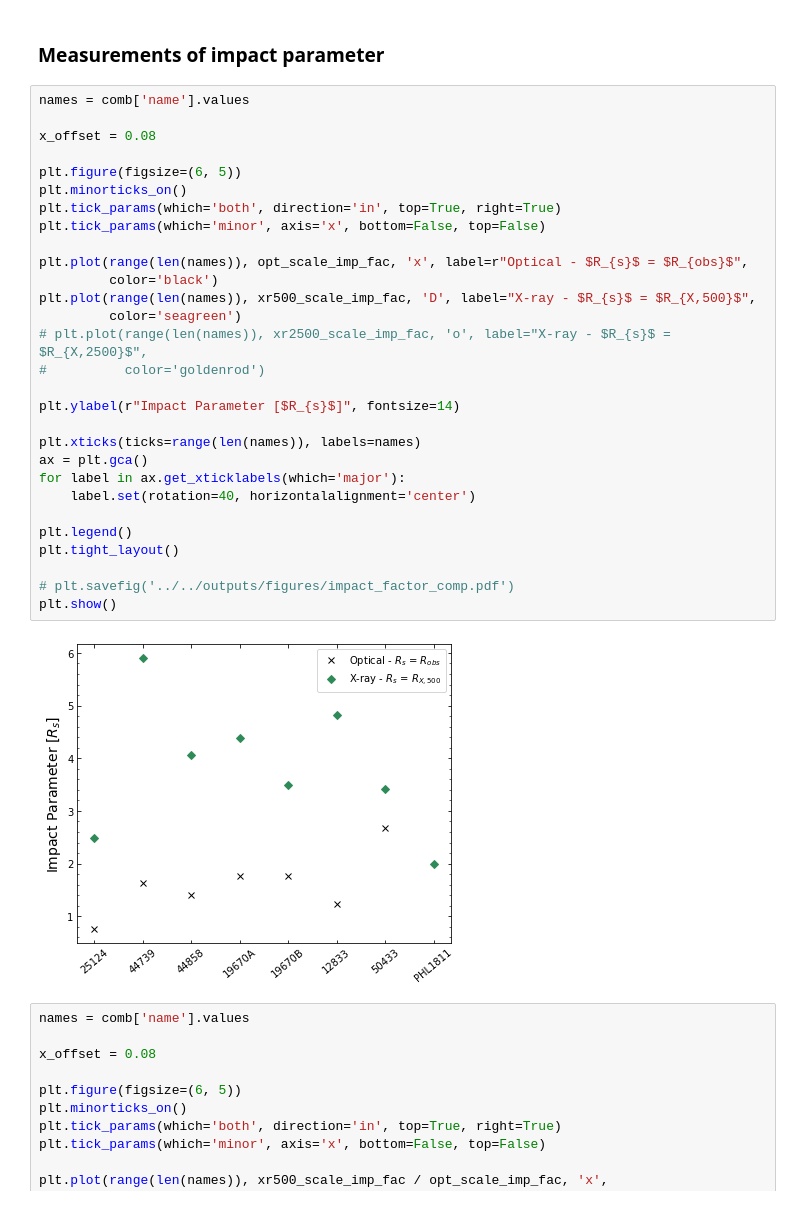
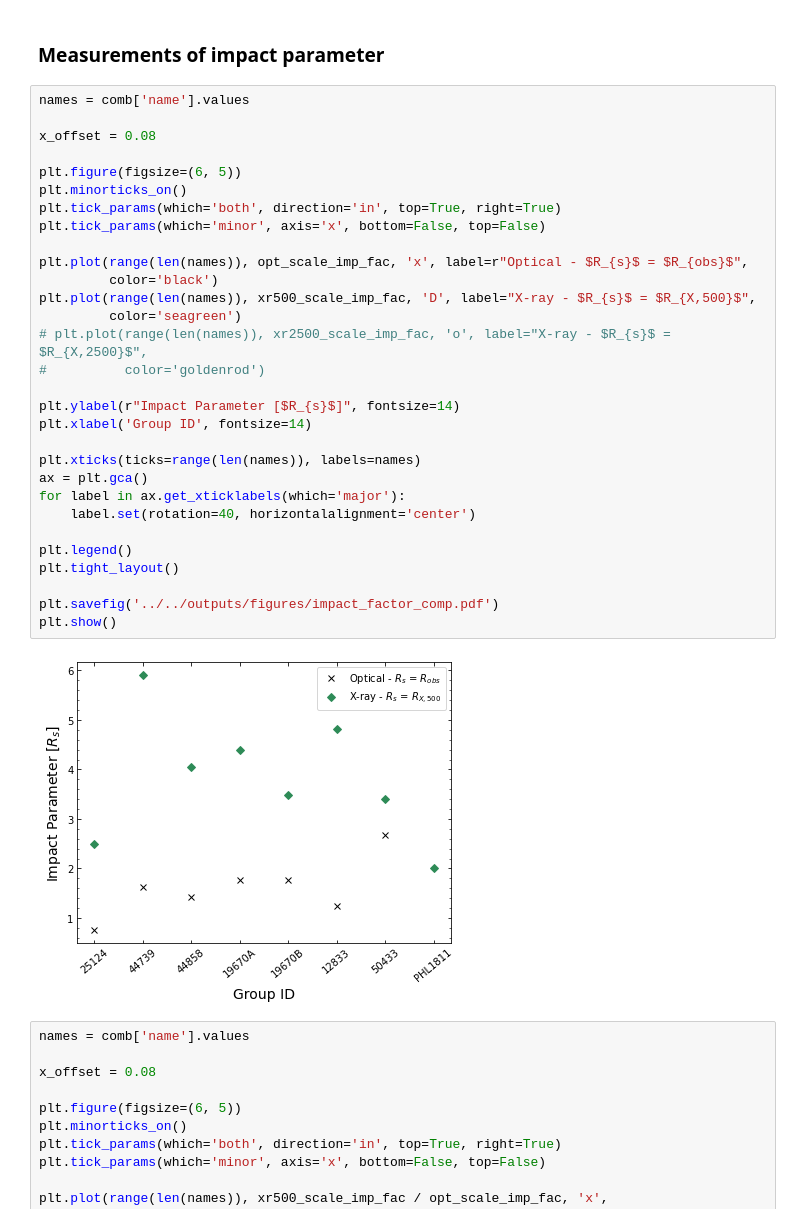
Before and after one commit to DavidT3/OVI_groups, a Jupyter notebook: notebooks/other_analyses/detection_impact_factor.ipynb, the cells around one changed output. Cells and saved outputs as stored; diff of their text form.

Commit message:
Added more to the impact factor calculation notebook

```diff
--- a/notebooks/other_analyses/detection_impact_factor.ipynb
+++ b/notebooks/other_analyses/detection_impact_factor.ipynb
@@ -207,34 +207,35 @@ plt.show()
 # %%
 names = comb['name'].values
 
 x_offset = 0.08
 
 plt.figure(figsize=(6, 5))
 plt.minorticks_on()
 plt.tick_params(which='both', direction='in', top=True, right=True)
 plt.tick_params(which='minor', axis='x', bottom=False, top=False)
 
 plt.plot(range(len(names)), opt_scale_imp_fac, 'x', label=r"Optical - $R_{s}$ = $R_{obs}$",
          color='black')
 plt.plot(range(len(names)), xr500_scale_imp_fac, 'D', label="X-ray - $R_{s}$ = $R_{X,500}$",
          color='seagreen')
 # plt.plot(range(len(names)), xr2500_scale_imp_fac, 'o', label="X-ray - $R_{s}$ = $R_{X,2500}$",
 #          color='goldenrod')
 
 plt.ylabel(r"Impact Parameter [$R_{s}$]", fontsize=14)
+plt.xlabel('Group ID', fontsize=14)
 
 plt.xticks(ticks=range(len(names)), labels=names)
 ax = plt.gca()
 for label in ax.get_xticklabels(which='major'):
     label.set(rotation=40, horizontalalignment='center')
 
 plt.legend()
 plt.tight_layout()
 
-# plt.savefig('../../outputs/figures/impact_factor_comp.pdf')
+plt.savefig('../../outputs/figures/impact_factor_comp.pdf')
 plt.show()
 # %% [output]
-[figure, old version]
+[figure, new version]
 # %%
 names = comb['name'].values
 
```
Also changed, not shown: parts of 7 cells of this notebook.
